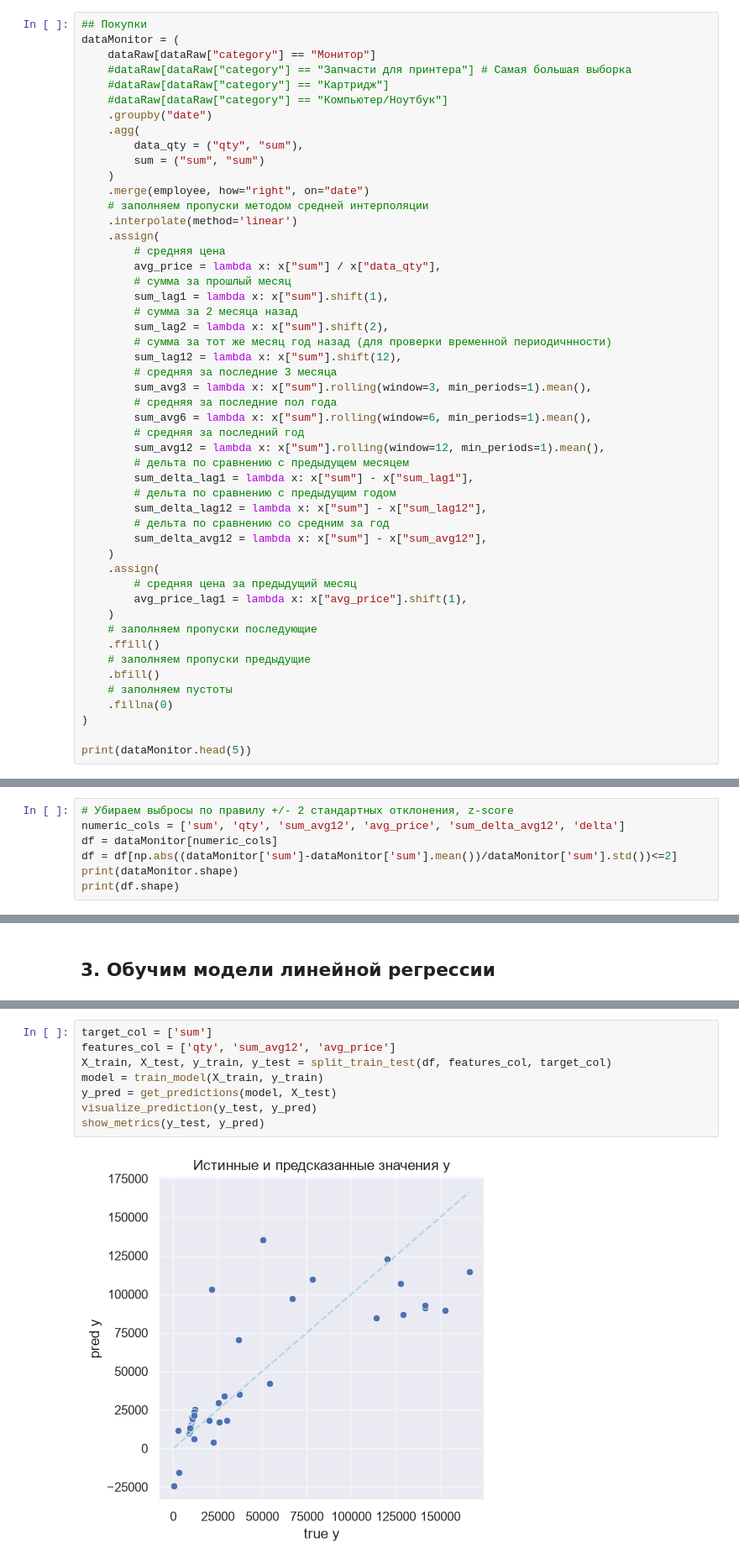
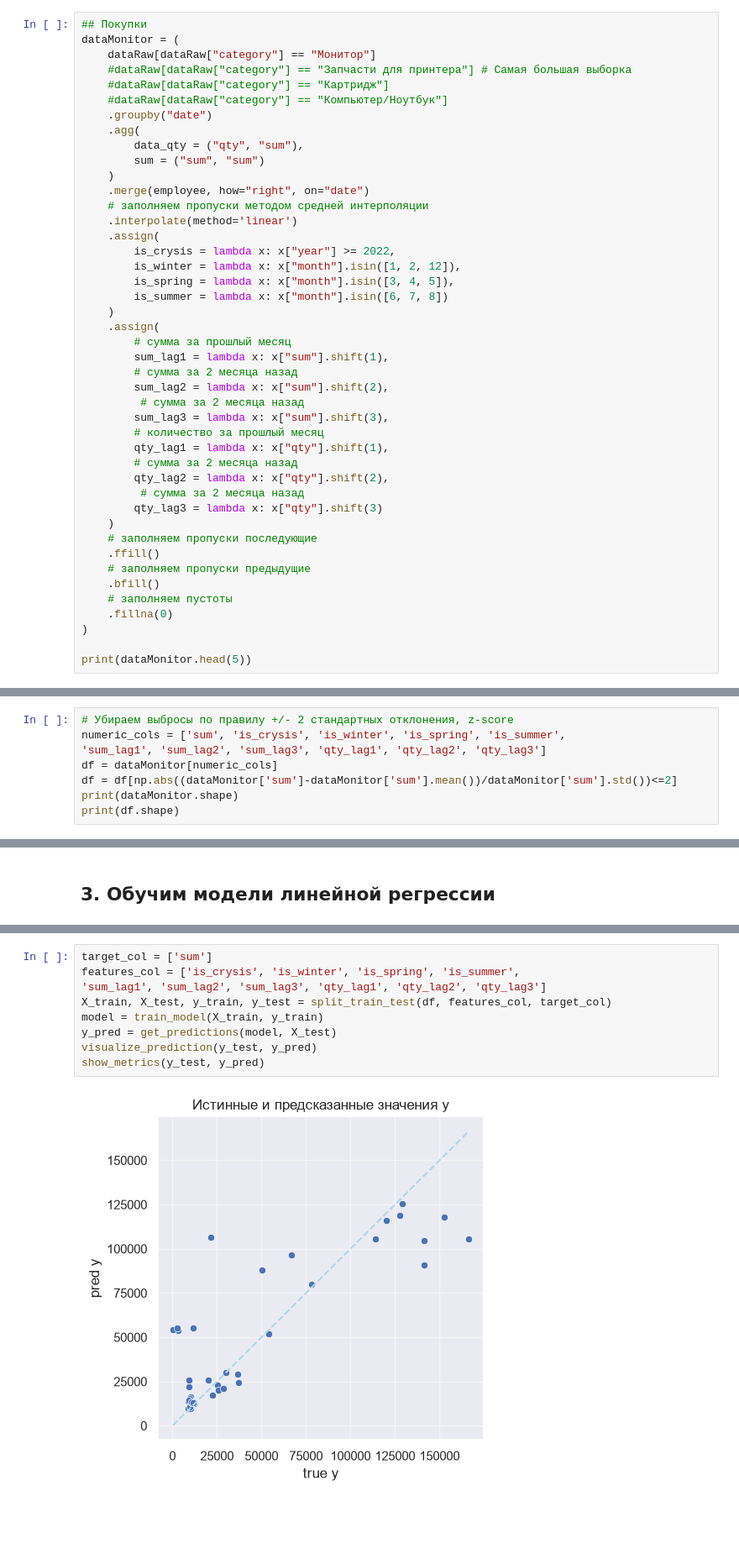
Before and after one commit to burtsevdmitry/ai-learning, a Jupyter notebook: sub-1/sub-1-2.ipynb, the cells around one changed output, grey strips where cells are left out. Shown at 84% size. Saved outputs shown, nothing was run; the diff lists cells and outputs as text; blank space fills up the shorter version.

```diff
--- a/sub-1/sub-1-2.ipynb
+++ b/sub-1/sub-1-2.ipynb
@@ -127,30 +127,24 @@ dataMonitor = (
     # заполняем пропуски методом средней интерполяции
     .interpolate(method='linear')
     .assign(
-        # средняя цена
-        avg_price = lambda x: x["sum"] / x["data_qty"],
+        is_crysis = lambda x: x["year"] >= 2022,
+        is_winter = lambda x: x["month"].isin([1, 2, 12]),
+        is_spring = lambda x: x["month"].isin([3, 4, 5]),
+        is_summer = lambda x: x["month"].isin([6, 7, 8])
+    )
+    .assign(
         # сумма за прошлый месяц
         sum_lag1 = lambda x: x["sum"].shift(1),
         # сумма за 2 месяца назад
         sum_lag2 = lambda x: x["sum"].shift(2),
-        # сумма за тот же месяц год назад (для проверки временной периодичнности)
-        sum_lag12 = lambda x: x["sum"].shift(12),
-        # средняя за последние 3 месяца
-        sum_avg3 = lambda x: x["sum"].rolling(window=3, min_periods=1).mean(),
-        # средняя за последние пол года
-        sum_avg6 = lambda x: x["sum"].rolling(window=6, min_periods=1).mean(),
-        # средняя за последний год
-        sum_avg12 = lambda x: x["sum"].rolling(window=12, min_periods=1).mean(),
-        # дельта по сравнению с предыдущем месяцем
-        sum_delta_lag1 = lambda x: x["sum"] - x["sum_lag1"],
-        # дельта по сравнению с предыдущим годом
-        sum_delta_lag12 = lambda x: x["sum"] - x["sum_lag12"],
-        # дельта по сравнению со средним за год
-        sum_delta_avg12 = lambda x: x["sum"] - x["sum_avg12"],
-    )
-    .assign(
-        # средняя цена за предыдущий месяц
-        avg_price_lag1 = lambda x: x["avg_price"].shift(1),
+         # сумма за 2 месяца назад
+        sum_lag3 = lambda x: x["sum"].shift(3),
+        # количество за прошлый месяц
+        qty_lag1 = lambda x: x["qty"].shift(1),
+        # сумма за 2 месяца назад
+        qty_lag2 = lambda x: x["qty"].shift(2),
+         # сумма за 2 месяца назад
+        qty_lag3 = lambda x: x["qty"].shift(3)
     )
     # заполняем пропуски последующие
     .ffill()
@@ -405,7 +201,8 @@ visualize_distribution(dataMonitor, variable="sum")
 ## 1. Подготовка данных
 # %%
 # Убираем выбросы по правилу +/- 2 стандартных отклонения, z-score
-numeric_cols = ['sum', 'qty', 'sum_avg12', 'avg_price', 'sum_delta_avg12', 'delta']
+numeric_cols = ['sum', 'is_crysis', 'is_winter', 'is_spring', 'is_summer',
+'sum_lag1', 'sum_lag2', 'sum_lag3', 'qty_lag1', 'qty_lag2', 'qty_lag3']
 df = dataMonitor[numeric_cols]
 df = df[np.abs((dataMonitor['sum']-dataMonitor['sum'].mean())/dataMonitor['sum'].std())<=2]
 print(dataMonitor.shape)
@@ -514,12 +273,13 @@ R2:  0.614080727892643
 # %%
 target_col = ['sum']
-features_col = ['qty', 'sum_avg12', 'avg_price']
+features_col = ['is_crysis', 'is_winter', 'is_spring', 'is_summer',
+'sum_lag1', 'sum_lag2', 'sum_lag3', 'qty_lag1', 'qty_lag2', 'qty_lag3']
 X_train, X_test, y_train, y_test = split_train_test(df, features_col, target_col)
 model = train_model(X_train, y_train)
 y_pred = get_predictions(model, X_test)
 visualize_prediction(y_test, y_pred)
 show_metrics(y_test, y_pred)
 # %% [output]
-[figure, old version]
+[figure, new version]
 Среднее значение Y:  43167.41062833914
 Среднеквадратическое отклонение Y:  49309.910042538744
```
Also changed, not shown: parts of 46 cells of this notebook.
